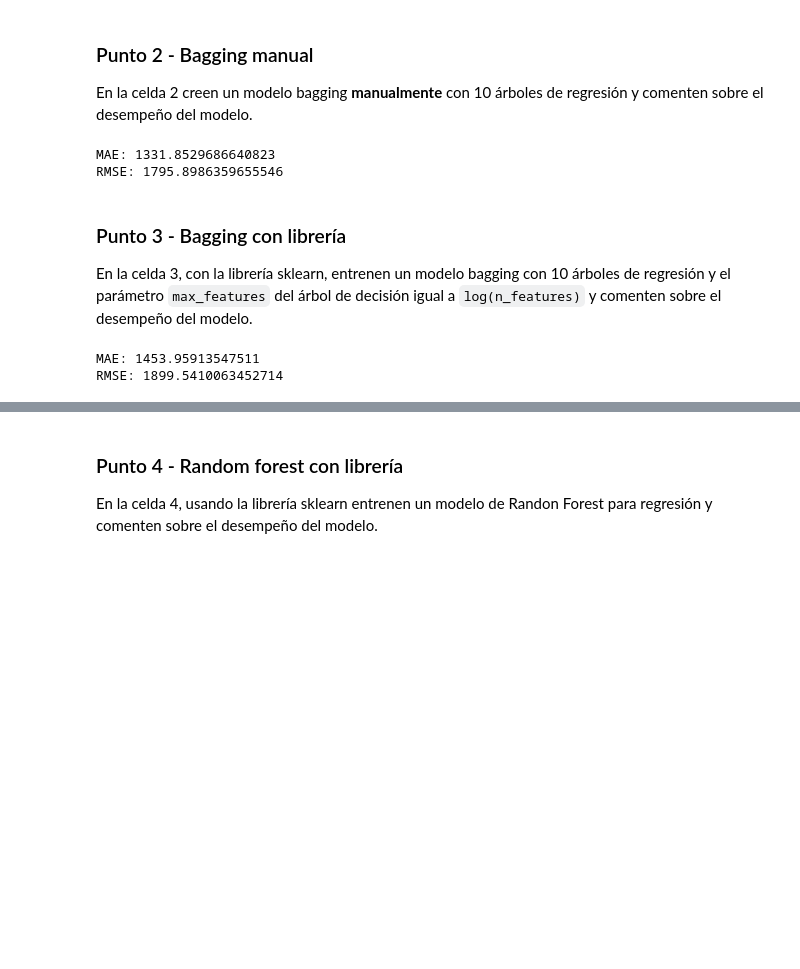
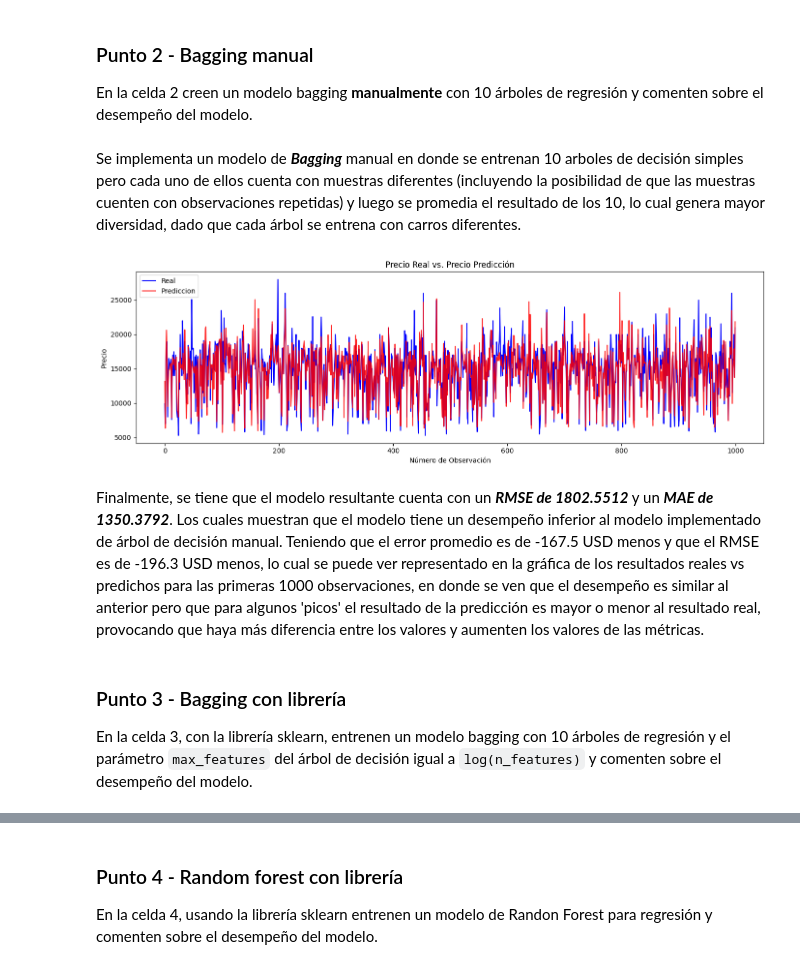
Before and after one commit to JohanManjarresMIAD/JohanManjarresMIAD-JohanManjarresMIAD-MIAD_ML_NLP_2026-Grupo_26, a Jupyter notebook: Semana 2/S2TC1_RandomForests_Boosting.ipynb, the cells around one changed output, grey strips where cells are left out. Drawn from its saved outputs; the diff is of its cells as text; code cells hidden in the pictures; blank space fills up the shorter version.

```diff
--- a/Semana 2/S2TC1_RandomForests_Boosting.ipynb
+++ b/Semana 2/S2TC1_RandomForests_Boosting.ipynb
@@ -237,47 +273,61 @@ En la celda 2 creen un modelo bagging **manualmente** con 10 árboles de regresi
 # %%
 # Celda 2
 
 num_arboles = 10
 predicciones = np.zeros((X_test.shape[0], num_arboles))
 
 for i in range(num_arboles):
     #Generar indices aleatoios con el mismo número de observaciones
     muestra = np.random.choice(np.arange(X_train.shape[0]), size=X_train.shape[0], replace=True)
 
     #Se generan X y Y para los indices que se generaron
     X_muestra = X_train.iloc[muestra]
     Y_muestra = y_train.iloc[muestra]
 
     #Se entrena un arbol de decisión con las muestras
     modelo = DecisionTreeRegressor(random_state=i)
     modelo.fit(X_muestra, Y_muestra)
     predicciones[:,i] = modelo.predict(X_test)
 
-y_pred_final = predicciones.mean(axis=1)
-mae = metrics.mean_absolute_error(y_test, y_pred_final)
-mse = metrics.mean_squared_error(y_test, y_pred_final)
-rmse = mse**0.5
-print(f"MAE: {mae}")
-print(f"RMSE: {rmse}")
+y_pred_final_bagg_m = predicciones.mean(axis=1)
+mae_bagg_m = metrics.mean_absolute_error(y_test, y_pred_final_bagg_m)
+mse_bagg_m = metrics.mean_squared_error(y_test, y_pred_final_bagg_m)
+rmse_bagg_m = np.sqrt(mse_bagg_m)
+
+display(Markdown(f"""Se implementa un modelo de ***Bagging*** manual en donde se entrenan 10 arboles de decisión simples pero cada uno de ellos cuenta con muestras diferentes (incluyendo
+                 la posibilidad de que las muestras cuenten con observaciones repetidas) y luego se promedia el resultado de los 10, lo cual genera mayor diversidad, dado que cada árbol
+                 se entrena con carros diferentes. """))
+
+#Gráfica
+plt.figure(figsize=(14, 4.5))
+plt.plot(y_test.values[:1000], color='blue', label='Real')
+plt.plot(y_pred_final_bagg_m[:1000], color='red', label='Prediccion', alpha=0.85)
+plt.title('Precio Real vs. Precio Predicción')
+plt.xlabel('Número de Observación')
+plt.ylabel('Precio')
+plt.legend()
+plt.tight_layout()
+plt.show()
+
+diff_mae_tree_vs_baggm = best_mae - mae_bagg_m
+diff_rmse_tree_vs_baggm = best_rmse - rmse_bagg_m
+
+display(Markdown(f"""Finalmente, se tiene que el modelo resultante cuenta con un ***RMSE de {rmse_bagg_m:.4f}*** y un ***MAE de {mae_bagg_m:.4f}***. Los cuales muestran que el modelo tiene
+                 un desempeño inferior al modelo implementado de árbol de decisión manual. Teniendo que el error promedio es de {diff_mae_tree_vs_baggm:.1f} USD menos y que el RMSE es de
+                 {diff_rmse_tree_vs_baggm:.1f} USD menos, lo cual se puede ver representado en la gráfica de los resultados reales vs predichos para las primeras 1000 observaciones, en donde
+                 se ven que el desempeño es similar al anterior pero que para algunos 'picos' el resultado de la predicción es mayor o menor al resultado real, provocando que haya más
+                 diferencia entre los valores y aumenten los valores de las métricas."""))
 # %% [output]
-MAE: 1331.8529686640823
-RMSE: 1795.8986359655546
+Se implementa un modelo de ***Bagging*** manual en donde se entrenan 10 arboles de decisión simples pero cada uno de ellos cuenta con muestras diferentes (incluyendo
+                 la posibilidad de que las muestras cuenten con observaciones repetidas) y luego se promedia el resultado de los 10, lo cual genera mayor diversidad, dado que cada árbol
+                 se entrena con carros diferentes.
+[figure, added]
+Finalmente, se tiene que el modelo resultante cuenta con un ***RMSE de 1802.5512*** y un ***MAE de 1350.3792***. Los cuales muestran que el modelo tiene
+                 un desempeño inferior al modelo implementado de árbol de decisión manual. Teniendo que el error promedio es de -167.5 USD menos y que el RMSE es de
+                 -196.3 USD menos, lo cual se puede ver representado en la gráfica de los resultados reales vs predichos para las primeras 1000 observaciones, en donde
+                 se ven que el desempeño es similar al anterior pero que para algunos 'picos' el resultado de la predicción es mayor o menor al resultado real, provocando que haya más
+                 diferencia entre los valores y aumenten los valores de las métricas.
 # %% [markdown]
 ### Punto 3 - Bagging con librería
 
 En la celda 3, con la librería sklearn, entrenen un modelo bagging con 10 árboles de regresión y el parámetro `max_features` del árbol de decisión igual a `log(n_features)` y comenten sobre el desempeño del modelo.
-# %%
-# Celda 3
-num_arboles = 10
-max_features = int(np.log2(X_train.shape[1]))
-bagging_model = BaggingRegressor(max_features=max_features, n_estimators=num_arboles, bootstrap=True, random_state=20)
-bagging_model.fit(X_train,y_train)
-y_pred_bagging = bagging_model.predict(X_test)
-mae = metrics.mean_absolute_error(y_test, y_pred_bagging)
-mse = metrics.mean_squared_error(y_test, y_pred_bagging)
-rmse = mse**0.5
-print(f"MAE: {mae}")
-print(f"RMSE: {rmse}")
-# %% [output]
-MAE: 1453.95913547511
-RMSE: 1899.5410063452714
```
Also changed, not shown: parts of 14 cells of this notebook.
